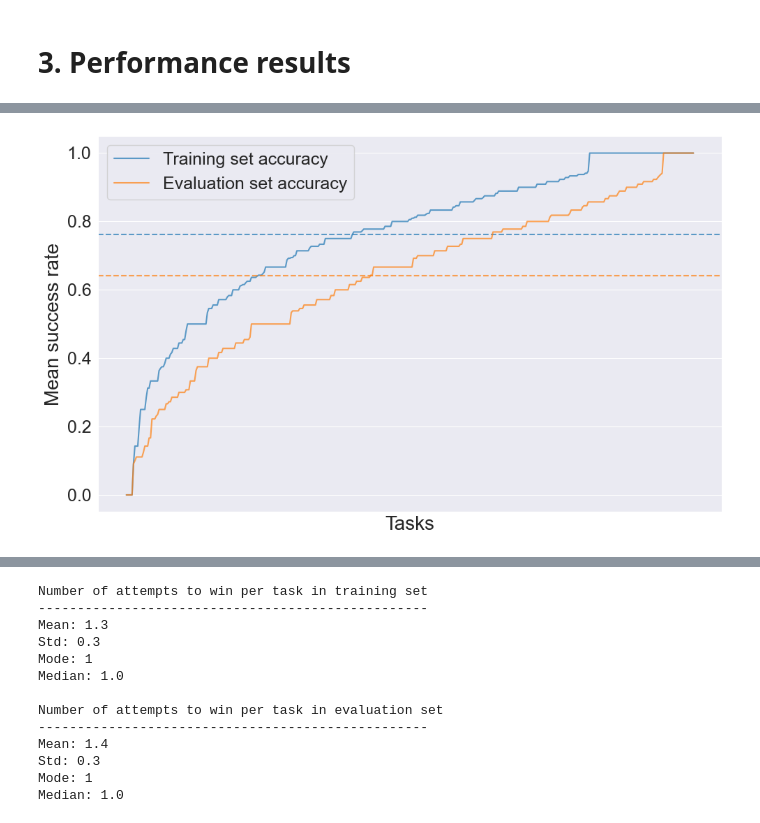
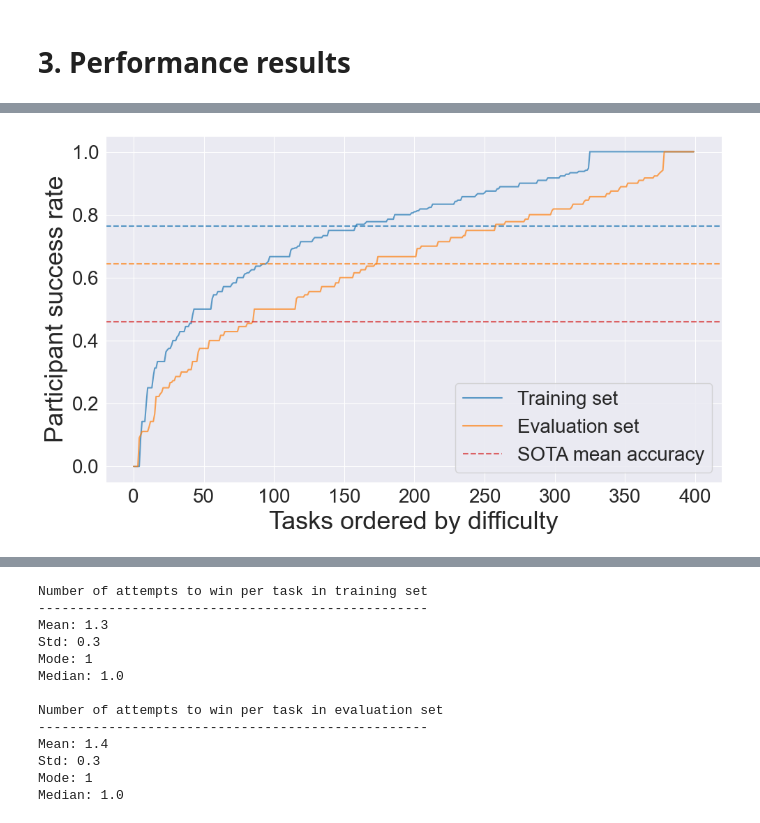
Before and after one commit to Le-Gris/h-arc, a Jupyter notebook: analysis/1-basic-results.ipynb, the cells around one changed output, grey strips where cells are left out. Drawn from its saved outputs; the diff is of its cells as text; code cells hidden in the pictures.

```diff
--- a/analysis/1-basic-results.ipynb
+++ b/analysis/1-basic-results.ipynb
@@ -247,42 +247,50 @@ evaluation_set_acc = (
     .select(pl.mean("mean_solved"))
     .item()
 )
 sns.lineplot(
     data=mean_task_acc.filter(pl.col("task_type") == "training").with_row_index(),
     x="index",
     y="mean_solved",
-    label="Training set accuracy",
+    label="Training set",
     alpha=0.7,
 )
 plt.axhline(
     y=training_set_acc,
     color=colors[0],
     linestyle="--",
     alpha=0.7,
 )
 sns.lineplot(
     data=mean_task_acc.filter(pl.col("task_type") == "evaluation").with_row_index(),
     x="index",
     y="mean_solved",
     alpha=0.7,
-    label="Evaluation set accuracy",
+    label="Evaluation set",
 )
 plt.axhline(
     y=evaluation_set_acc,
     color=colors[1],
     linestyle="--",
     alpha=0.7,
 )
-plt.xticks([])
-plt.yticks(fontsize=18)
-plt.ylabel("Mean success rate", fontdict={"fontsize": 20})
-plt.xlabel("Tasks", fontdict={"fontsize": 20})
-plt.legend(fontsize=18)
+plt.axhline(
+    y=0.46,
+    color=colors[3],
+    linestyle="--",
+    alpha=0.7,
+    label="SOTA mean accuracy",
+)
+plt.xticks(range(0, 450, 50), fontsize=20)
+plt.xlabel("Tasks ordered by difficulty", fontdict={"fontsize": 26})
+plt.yticks(fontsize=20)
+plt.ylabel("Participant success rate", fontdict={"fontsize": 26})
+plt.xlabel("Tasks ordered by difficulty", fontdict={"fontsize": 26})
+plt.legend(fontsize=20)
 plt.tight_layout()
-plt.savefig("../figures/mean_task_acc.png", dpi=300, bbox_inches="tight")
+plt.savefig("../figures/mean_task_acc_alt_machine.png", dpi=300, bbox_inches="tight")
 plt.show()
 # %% [output]
-[figure, old version]
+[figure, new version]
 # %%
 # get best human accuracy for each attempt
 def get_best_attempt(df, max_attempts):
```
Also changed, not shown: parts of 25 cells of this notebook, 5 other files.
